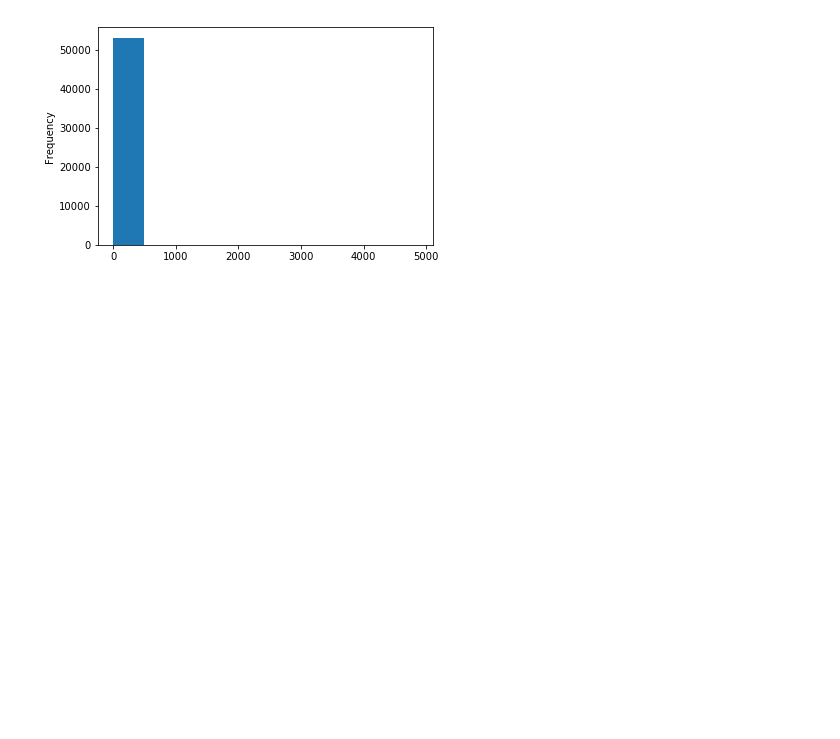
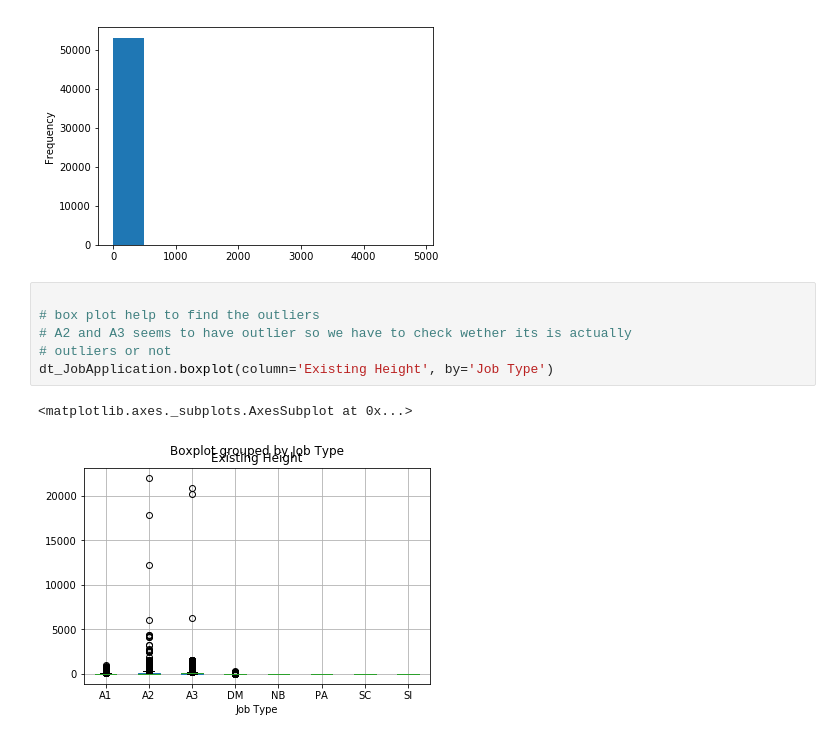
Before and after one commit to Dipendra-kusi/Exploratory-Analysis, a Jupyter notebook: Exploratory Analysis For Jobs Data.ipynb, the cells around one changed output. Drawn from its saved outputs; the diff is of its cells as text; blank space fills up the shorter version.

```diff
--- a/Exploratory Analysis For Jobs Data.ipynb
+++ b/Exploratory Analysis For Jobs Data.ipynb
@@ -190,3 +200,12 @@ dt_JobApplication[dt_JobApplication['Existing Height']<10]['Enlargement SQ Foota
 # %% [output]
 <matplotlib.axes._subplots.AxesSubplot at 0x...>
 [figure]
+# %%
+
+# box plot help to find the outliers
+# A2 and A3 seems to have outlier so we have to check wether its is actually
+# outliers or not
+dt_JobApplication.boxplot(column='Existing Height', by='Job Type')
+# %% [output]
+<matplotlib.axes._subplots.AxesSubplot at 0x...>
+[figure, added]
```
Also changed, not shown: parts of 3 cells of this notebook, 3 other files.
